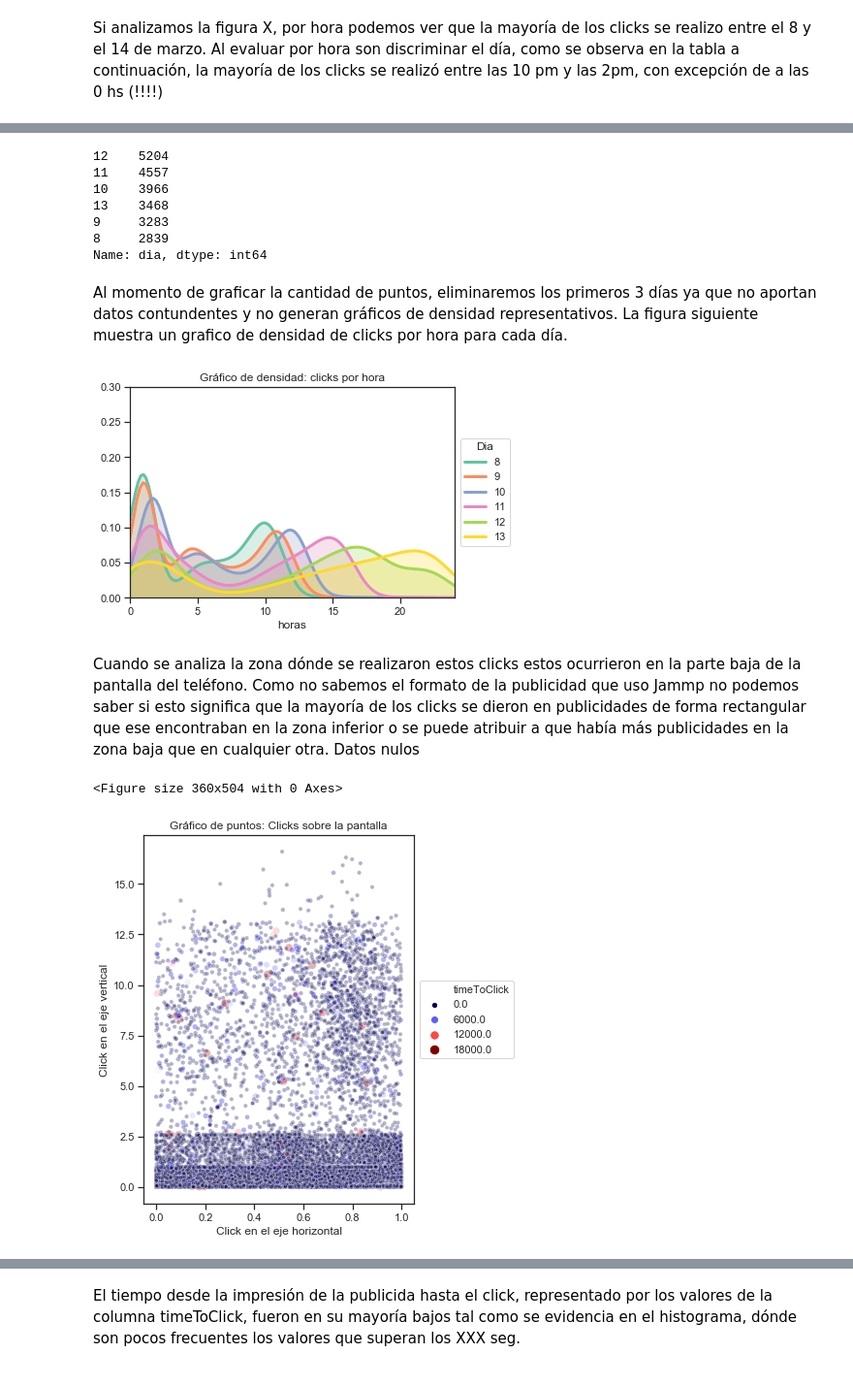
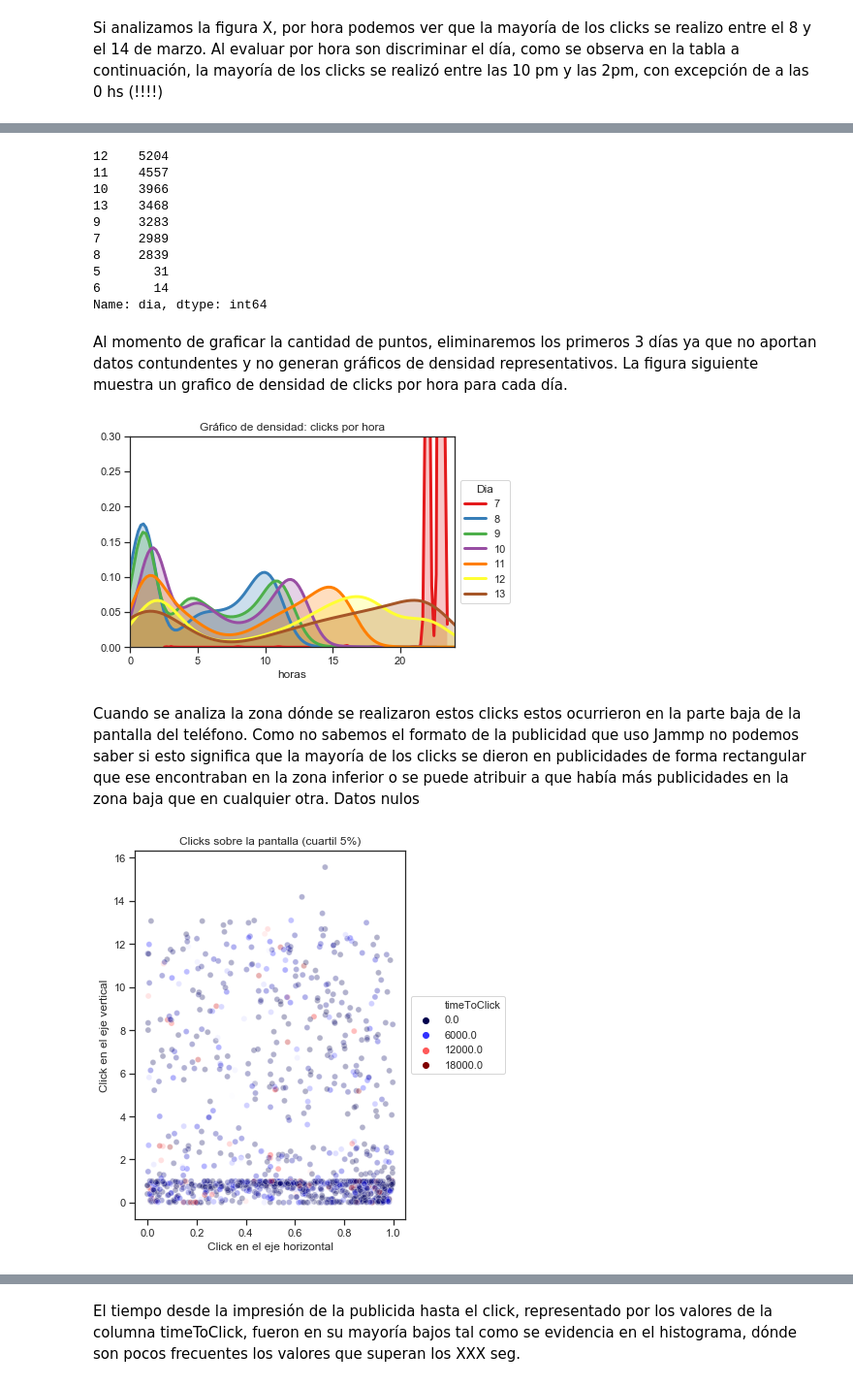
Before and after one commit to flor14/Organizacion_de_datos_2019, a Jupyter notebook: Tp1_datos.ipynb, the cells around one changed output, grey strips where cells are left out. Shown: that part at 97% size. Saved outputs shown, nothing was run; the diff lists cells and outputs as text; code cells hidden in the pictures.

```diff
--- a/Tp1_datos.ipynb
+++ b/Tp1_datos.ipynb
@@ -172,14 +353,17 @@ sub_clicks['horas'].value_counts()
 Name: horas, dtype: int64
 # %%
 #cantidad de eventos por dia
-sub_clicks['dia'].value_counts()
+clicks['dia'].value_counts()
 # %% [output]
 12    5204
 11    4557
 10    3966
 13    3468
 9     3283
+7     2989
 8     2839
+5       31
+6       14
 Name: dia, dtype: int64
 # %% [markdown]
 Al momento de graficar la cantidad de puntos, eliminaremos los primeros 3 días ya que no aportan datos contundentes y no generan gráficos de densidad representativos. La figura siguiente muestra un grafico de densidad de clicks por hora para cada día.
@@ -190,12 +374,15 @@ import datetime as dt
 import matplotlib.pyplot as plt
 import seaborn as sns
 
+#estilo
+sns.set(palette="Set1", style = "ticks")
+
 #genero una columna extrayendo las horas y otra con los días
 clicks['horas'] = clicks['created'].dt.hour
 clicks['dia'] = clicks['created'].dt.day
 
 #remuevo los 3 primeros dias, contando a partir del dia 8
-sub_clicks = clicks[clicks["dia"]>=8]
+sub_clicks = clicks[clicks["dia"]>=7]
 
 # grafico
 fig, ax = plt.subplots(1,1)
@@ -209,9 +396,6 @@ for s in sub_dias:
     ax =  sns.distplot(data["horas"], hist = False, kde = True,
     kde_kws = {'shade': True, 'linewidth': 3}, label = s)
 
-# Elijo paleta de colores
-sns.color_palette(sns.set_palette("Paired"))
-
 # modifico rangos de los ejes
 ax.set(ylim=(0,0.3))
 ax.set(xlim=(0,24))
@@ -219,54 +403,52 @@ ax.set(xlim=(0,24))
 # Saco leyenda de dentro del gráfico y agrego título
 plt.gca().legend(loc='center left', bbox_to_anchor=(1, 0.5)).set_title('Dia')
 
-#titulo
+# titulo
 plt.title('Gráfico de densidad: clicks por hora')
-
 fig.show()
 
-fig.savefig("clicks_horas_densidad.pdf", dpi=fig.dpi, bbox_inches='tight')
+# guardar gráfico
+fig.savefig("clicks_horas_densidad.png", dpi=fig.dpi, bbox_inches='tight')
 # %% [output]
-[figure, old version]
+[figure, new version]
 # %% [markdown]
 Cuando se analiza la zona dónde se realizaron estos clicks estos ocurrieron en la parte baja de la pantalla del teléfono. Como no sabemos el formato de la publicidad que uso Jammp no podemos saber si esto significa que la mayoría de los clicks se dieron en publicidades de forma rectangular que ese encontraban en la zona inferior o se puede atribuir a que había más publicidades en la zona baja que en cualquier otra. Datos nulos
 # %%
 # Gráfico de puntos
 
 import numpy as np
 import matplotlib.pyplot as plt
 import seaborn as sns
 
 # estilo
 sns.set_style("ticks")
 
+# Limito el dataset a valores hasta el quatil 90 de los datos
+clicks_q90 = clicks[clicks["timeToClick"]>clicks["timeToClick"].quantile(0.95)]
 
-plt.gcf().set_size_inches(5, 7)
-
-# Paleta de color
+# Inicio figura
 fig = plt.figure()
 sns.scatterplot(x = "touchX",
                 y = "touchY",
-                size = "timeToClick",
                 hue = "timeToClick",
                 alpha = 0.3,
                 palette="seismic",
-                data = clicks)
+                data = clicks_q90)
 
 # titulo
-plt.title('Gráfico de puntos: Clicks sobre la pantalla')
+plt.title('Clicks sobre la pantalla (cuartil 5%)')
 
 # titulos del eje
 plt.xlabel('Click en el eje horizontal')
 plt.ylabel('Click en el eje vertical')
 
 # saco leyenda de dentro del gráfico
 plt.legend(loc='center left', bbox_to_anchor=(1, 0.5))
 
 # cambio el tamaño del gráfico
 fig.set_size_inches(5, 7, forward=True)
 
-# guardo el grpafico
-fig.savefig("clicks_touchXY_timetoclick.pdf", dpi=fig.dpi)
+# guardo el gráfico
+fig.savefig("clicks_touchXY_timetoclick_c95%.png", dpi=fig.dpi, bbox_inches='tight')
 # %% [output]
-<Figure size 360x504 with 0 Axes>
-[figure, old version]
+[figure, new version]
```
Also changed, not shown: parts of 19 cells of this notebook.
